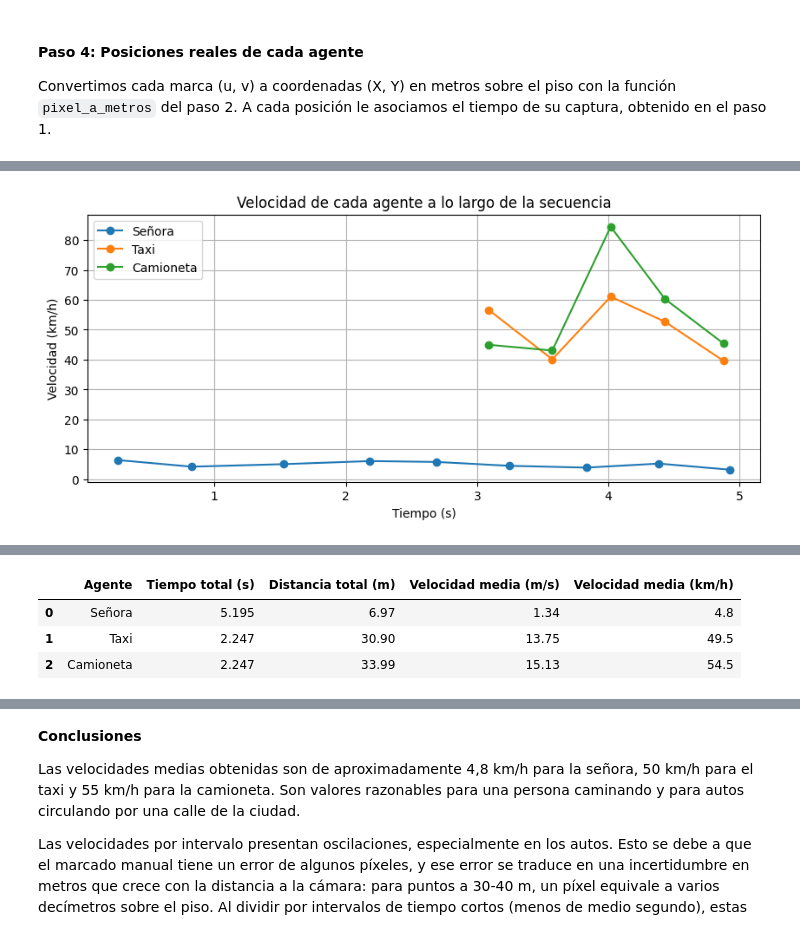
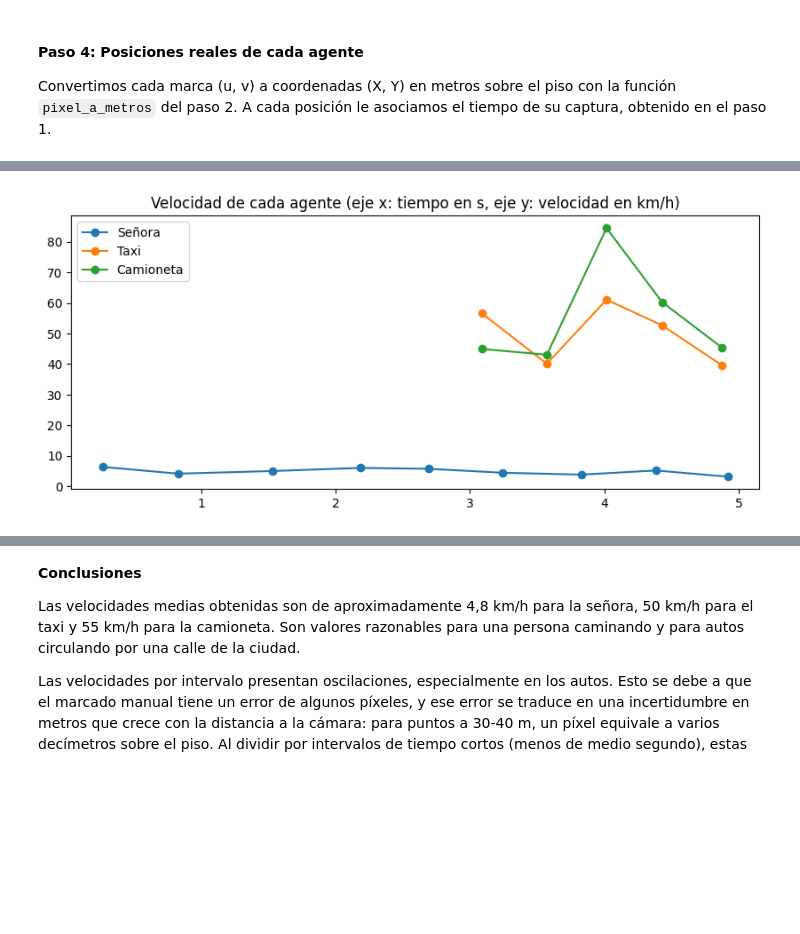
Before and after one commit to catafiorini/Trabajo-Practico-ALC--2C-2026, a Jupyter notebook: grupo_alfajorverde_TP.ipynb, the cells around one changed output, grey strips where cells are left out. Drawn from its saved outputs; the diff is of its cells as text; code cells hidden in the pictures; blank space fills up the shorter version.

```diff
--- a/grupo_alfajorverde_TP.ipynb
+++ b/grupo_alfajorverde_TP.ipynb
@@ -805,3 +813,23 @@ marcas_camioneta = [
 #### Paso 4: Posiciones reales de cada agente
 
 Convertimos cada marca (u, v) a coordenadas (X, Y) en metros sobre el piso con la función `pixel_a_metros` del paso 2. A cada posición le asociamos el tiempo de su captura, obtenido en el paso 1.
+# %%
+def marcas_a_posiciones(marcas):
+    t = np.zeros(len(marcas))
+    pos = np.zeros((len(marcas), 2))
+    for k in range(len(marcas)):
+        indice, u, v = marcas[k]
+        t[k] = tiempos[indice]              # tiempo de esa captura (en s)
+        pos[k, :] = pixel_a_metros(u, v)    # posición sobre el piso (en m)
+    return t, pos
+
+t_senora, pos_senora = marcas_a_posiciones(marcas_senora)
+t_taxi, pos_taxi = marcas_a_posiciones(marcas_taxi)
+t_camioneta, pos_camioneta = marcas_a_posiciones(marcas_camioneta)
+
+print('Señora (X, Y) en metros:')
+print(pos_senora)
+print('Taxi (X, Y) en metros:')
+print(pos_taxi)
+print('Camioneta (X, Y) en metros:')
+print(pos_camioneta)
@@ -808,63 +854,52 @@ Convertimos cada marca (u, v) a coordenadas (X, Y) en metros sobre el piso con l
 # %%
 def calcular_velocidades(t, pos):
     n = len(t)
     vel = np.zeros(n - 1)
     t_medio = np.zeros(n - 1)
     for k in range(n - 1):
         desplazamiento = pos[k + 1, :] - pos[k, :]
         distancia = alc.norma(desplazamiento, 2)
         vel[k] = distancia / (t[k + 1] - t[k])
         t_medio[k] = (t[k] + t[k + 1]) / 2
     return t_medio, vel
 
 def velocidad_media_total(t, pos):
     distancia = alc.norma(pos[-1, :] - pos[0, :], 2)
     return distancia / (t[-1] - t[0])
 
 agentes = [('Señora', marcas_senora, t_senora, pos_senora),
            ('Taxi', marcas_taxi, t_taxi, pos_taxi),
            ('Camioneta', marcas_camioneta, t_camioneta, pos_camioneta)]
 
-filas_intervalos = []
-filas_resumen = []
-
+# Gráfico de velocidades
 plt.figure(figsize=(10, 4))
 for nombre, marcas, t, pos in agentes:
     t_medio, vel = calcular_velocidades(t, pos)
     plt.plot(t_medio, vel * 3.6, marker='o', label=nombre)
 
-    # Una fila por intervalo
-    for k in range(len(vel)):
-        filas_intervalos.append({
-            'Agente': nombre,
-            'Capturas': f'{marcas[k][0]} → {marcas[k + 1][0]}',
-            'Δt (s)': round(t[k + 1] - t[k], 3),
-            'Distancia (m)': round(alc.norma(pos[k + 1, :] - pos[k, :], 2), 2),
-            'Velocidad (m/s)': round(vel[k], 2),
-            'Velocidad (km/h)': round(vel[k] * 3.6, 1),
-        })
-
-    # Una fila de resumen por agente
-    v_media = velocidad_media_total(t, pos)
-    filas_resumen.append({
-        'Agente': nombre,
-        'Tiempo total (s)': round(t[-1] - t[0], 3),
-        'Distancia total (m)': round(alc.norma(pos[-1, :] - pos[0, :], 2), 2),
-        'Velocidad media (m/s)': round(v_media, 2),
-        'Velocidad media (km/h)': round(v_media * 3.6, 1),
-    })
-
-plt.xlabel('Tiempo (s)')
-plt.ylabel('Velocidad (km/h)')
-plt.title('Velocidad de cada agente a lo largo de la secuencia')
+plt.title('Velocidad de cada agente (eje x: tiempo en s, eje y: velocidad en km/h)')
 plt.legend()
-plt.grid(True)
 plt.show()
 
-tabla_intervalos = pd.DataFrame(filas_intervalos)
-tabla_resumen = pd.DataFrame(filas_resumen)
+# Tabla por intervalo
+print('VELOCIDAD POR INTERVALO')
+print(f"{'Agente':<10} {'Capturas':<10} {'Δt (s)':>8} {'Dist. (m)':>10} {'Vel. (m/s)':>11} {'Vel. (km/h)':>12}")
+for nombre, marcas, t, pos in agentes:
+    t_medio, vel = calcular_velocidades(t, pos)
+    for k in range(len(vel)):
+        capturas = f'{marcas[k][0]} → {marcas[k + 1][0]}'
+        distancia = alc.norma(pos[k + 1, :] - pos[k, :], 2)
+        print(f'{nombre:<10} {capturas:<10} {t[k + 1] - t[k]:>8.3f} {distancia:>10.2f} '
+              f'{vel[k]:>11.2f} {vel[k] * 3.6:>12.1f}')
 
-display(tabla_intervalos)
-display(tabla_resumen)
+# Tabla resumen por agente
+print()
+print('RESUMEN POR AGENTE')
+print(f"{'Agente':<10} {'Tiempo (s)':>11} {'Dist. (m)':>10} {'Vel. media (m/s)':>17} {'Vel. media (km/h)':>18}")
+for nombre, marcas, t, pos in agentes:
+    v_media = velocidad_media_total(t, pos)
+    distancia = alc.norma(pos[-1, :] - pos[0, :], 2)
+    print(f'{nombre:<10} {t[-1] - t[0]:>11.3f} {distancia:>10.2f} '
+          f'{v_media:>17.2f} {v_media * 3.6:>18.1f}')
 # %% [output]
-[figure, old version]
+[figure, new version]
@@ -888,4 +905,0 @@ display(tabla_resumen)
-|  | Agente | Tiempo total (s) | Distancia total (m) | Velocidad media (m/s) | Velocidad media (km/h) |
-| 0 | Señora | 5.195 | 6.97 | 1.34 | 4.8 |
-| 1 | Taxi | 2.247 | 30.90 | 13.75 | 49.5 |
-| 2 | Camioneta | 2.247 | 33.99 | 15.13 | 54.5 |
```
Also changed, not shown: parts of 19 cells of this notebook.
